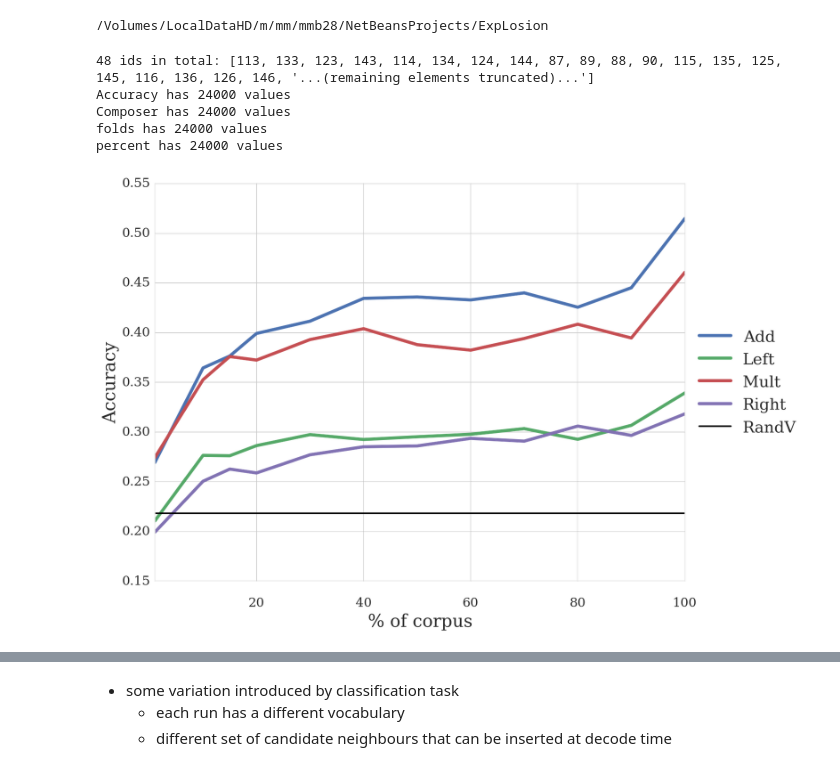
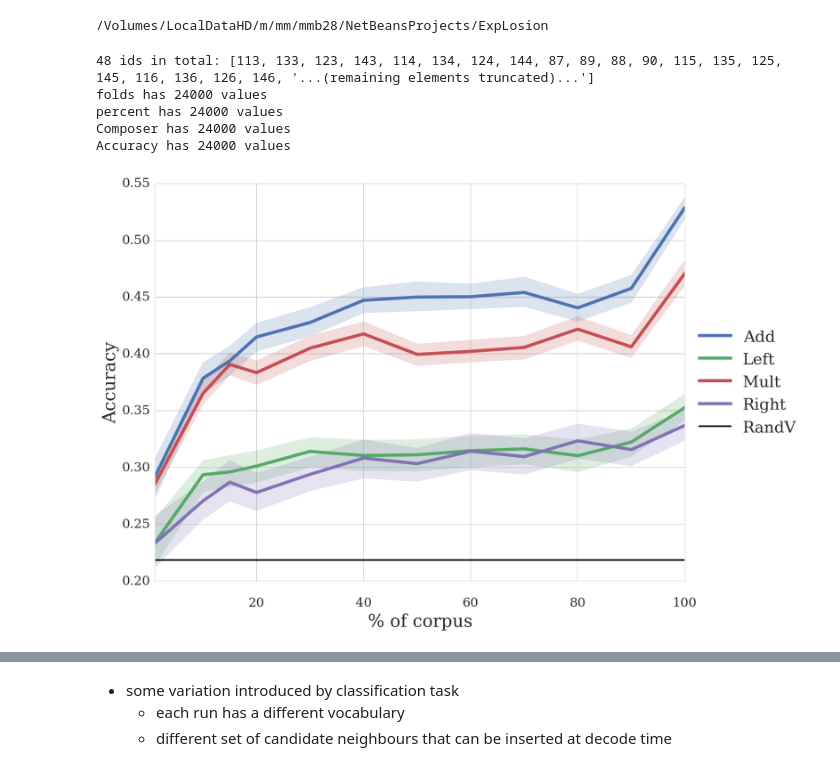
Before and after one commit to mbatchkarov/ExpLosion, a Jupyter notebook: notebooks/effect_of_unlabelled_size.ipynb, the cells around one changed output, grey strips where cells are left out. Drawn from its saved outputs; the diff is of its cells as text; code cells hidden in the pictures.

Commit message:
redid some figures with a correct error bar

```diff
--- a/notebooks/effect_of_unlabelled_size.ipynb
+++ b/notebooks/effect_of_unlabelled_size.ipynb
@@ -37,24 +37,25 @@ def plot(corpus):
     cols = {'Composer':'expansions__vectors__composer',
             'percent':'expansions__vectors__unlabelled_percentage'}
     df = dataframe_from_exp_ids(ids, cols).convert_objects(convert_numeric=True)
-    ax = sns.tsplot(df[df.folds==0], time='percent', condition='Composer', value='Accuracy',
-                    unit='folds', linewidth=4);
+    ax = sns.tsplot(df, time='percent', condition='Composer', value='Accuracy',
+                    unit='folds', linewidth=4, bootstrap_func=my_bootstrap, ci=99);
     # remove axis labels
     ax.set(xlabel='% of corpus', ylabel='Accuracy')
 
     # random baseline
     plt.axhline(random_vect_baseline(corpus), label='RandV', color='black')
     plt.legend(loc='center left',  bbox_to_anchor=(1, 0.5))
+    return df
 # %%
-plot(corpus='amazon_grouped-tagged')
+df = plot(corpus='amazon_grouped-tagged')
 plt.savefig('plot-w2v_learning_curve_amazon.pdf', format='pdf', dpi=300, bbox_inches='tight', pad_inches=0.1)
 # %% [output]
 48 ids in total: [113, 133, 123, 143, 114, 134, 124, 144, 87, 89, 88, 90, 115, 135, 125, 145, 116, 136, 126, 146, '...(remaining elements truncated)...']
-Accuracy has 24000 values
-Composer has 24000 values
 folds has 24000 values
 percent has 24000 values
+Composer has 24000 values
+Accuracy has 24000 values
-[figure, old version]
+[figure, new version]
 # %%
 plot(corpus='reuters21578/r8-tagged-grouped')
 plt.savefig('plot-w2v_learning_curve_r2.pdf', format='pdf', dpi=300, bbox_inches='tight', pad_inches=0.1)
```
Also changed, not shown: parts of 2 cells of this notebook, 5 other files.
